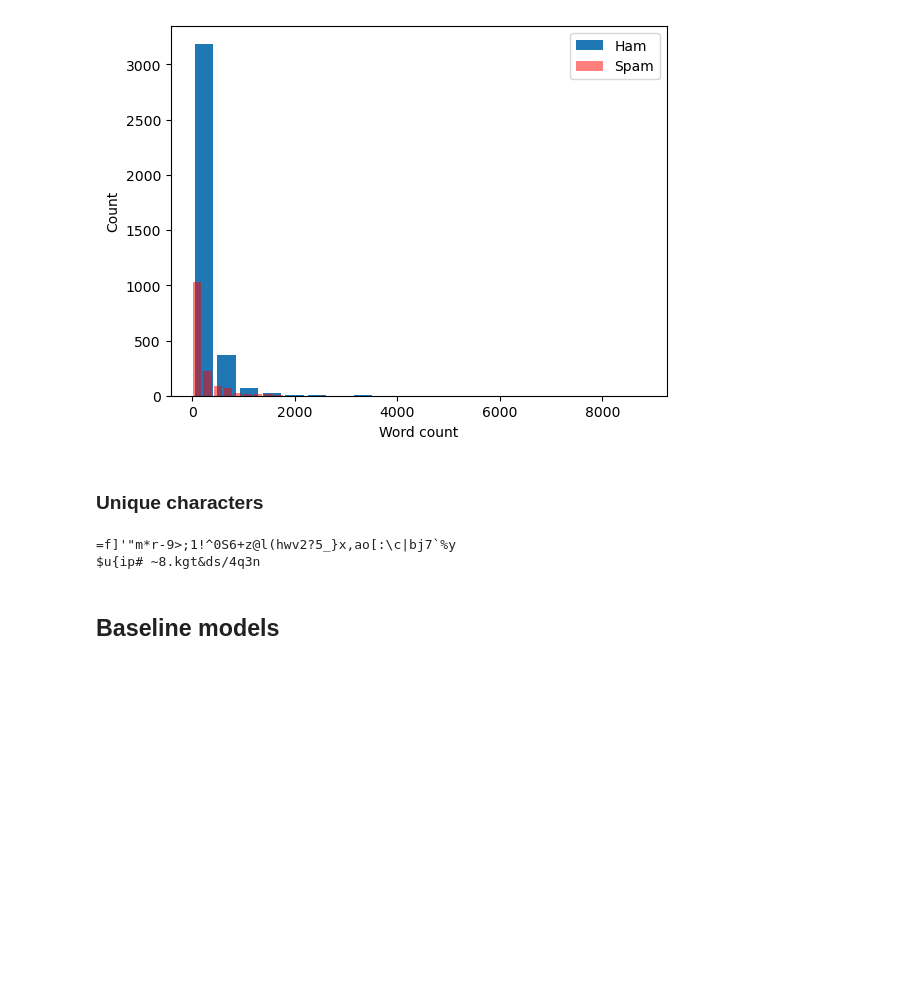
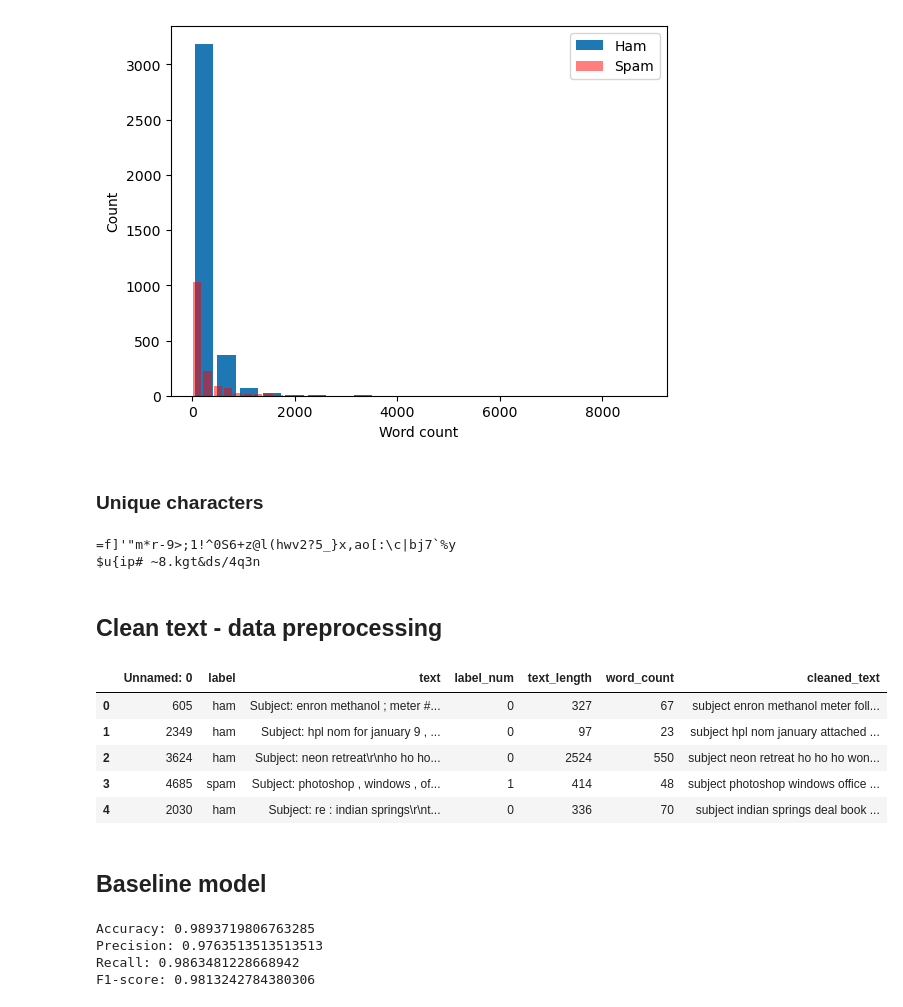
Before and after one commit to lilianabs/ml-beginner-projects, a Jupyter notebook: project_4/spam_ham.ipynb, the cells around one changed output. Drawn from its saved outputs; the diff is of its cells as text; code cells hidden in the pictures; blank space fills up the shorter version.

Commit message:
Basline model spam ham

```diff
--- a/project_4/spam_ham.ipynb
+++ b/project_4/spam_ham.ipynb
@@ -95,7 +99,7 @@ print("".join(unique_chars))
 =f]'"m*r-9>;1!^0S6+z@l(hwv2?5_}x,ao[:\c|bj7`%y
 $u{ip# ~8.kgt&ds/4q3n
 # %% [markdown]
-## Baseline models
+## Clean text - data preprocessing
 # %%
 def clean_text(text):
     """Clean text by removing special characters, numbers, and whitespace."""
@@ -110,5 +114,23 @@ def clean_text(text):
     # Strip leading/trailing whitespace
     text = text.strip()
     return text
+
+
+def remove_stop_words(text):
+    doc = nlp(text)
+    tokens = [token.text for token in doc if not token.is_stop]
+    return " ".join(token for token in tokens)
 # %%
 df['cleaned_text'] = df['text'].apply(clean_text)
+df['cleaned_text'] = df['cleaned_text'].apply(remove_stop_words)
+# %%
+df.head()
+# %% [output]
+|  | Unnamed: 0 | label | text | label_num | text_length | word_count | cleaned_text |
+| 0 | 605 | ham | Subject: enron methanol ; meter #... | 0 | 327 | 67 | subject enron methanol meter foll... |
+| 1 | 2349 | ham | Subject: hpl nom for january 9 , ... | 0 | 97 | 23 | subject hpl nom january attached ... |
+| 2 | 3624 | ham | Subject: neon retreat\r\nho ho ho... | 0 | 2524 | 550 | subject neon retreat ho ho ho won... |
+| 3 | 4685 | spam | Subject: photoshop , windows , of... | 1 | 414 | 48 | subject photoshop windows office ... |
+| 4 | 2030 | ham | Subject: re : indian springs\r\nt... | 0 | 336 | 70 | subject indian springs deal book ... |
+# %% [markdown]
+## Baseline model
@@ -114,0 +151,15 @@ df['cleaned_text'] = df['text'].apply(clean_text)
+# %%
+accuracy = accuracy_score(y_test, y_pred)
+precision = precision_score(y_test, y_pred)
+recall = recall_score(y_test, y_pred)
+f1 = f1_score(y_test, y_pred)
+
+print(f"Accuracy: {accuracy}")
+print(f"Precision: {precision}")
+print(f"Recall: {recall}")
+print(f"F1-score: {f1}")
+# %% [output]
+Accuracy: 0.9893719806763285
+Precision: 0.9763513513513513
+Recall: 0.9863481228668942
+F1-score: 0.9813242784380306
```
Also changed, not shown: parts of 6 cells of this notebook.
